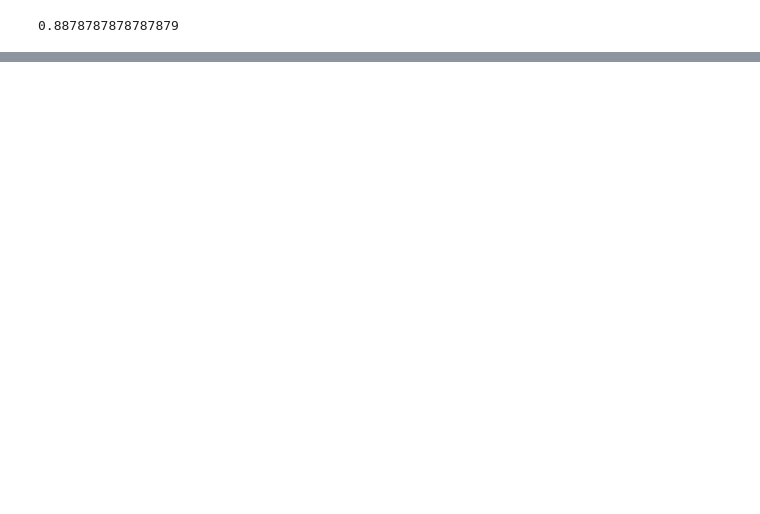
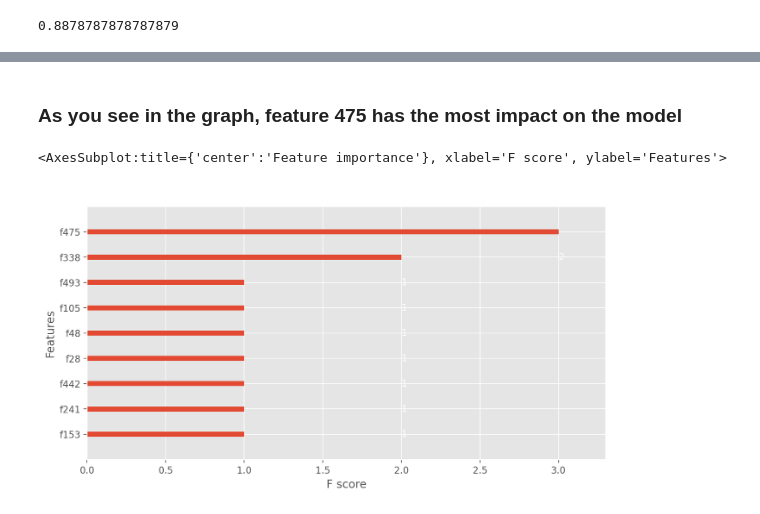
Before and after one commit to tryptofanik/feature_selection, a Jupyter notebook: feature_selection.ipynb, the cells around one changed output, grey strips where cells are left out. Saved outputs shown, nothing was run; the diff lists cells and outputs as text; code cells hidden in the pictures; blank space fills up the shorter version.

```diff
--- a/feature_selection.ipynb
+++ b/feature_selection.ipynb
@@ -263,0 +368,7 @@ pred[svm.predict(X_art_test[:, feat_selector.support_]) < 0] = -1
+# %% [markdown]
+### As you see in the graph, feature 475 has the most impact on the model
+# %%
+xgb.plot_importance(bst)
+# %% [output]
+<AxesSubplot:title={'center':'Feature importance'}, xlabel='F score', ylabel='Features'>
+[figure, added]
```
Also changed, not shown: parts of 52 cells of this notebook, 13 other files.
